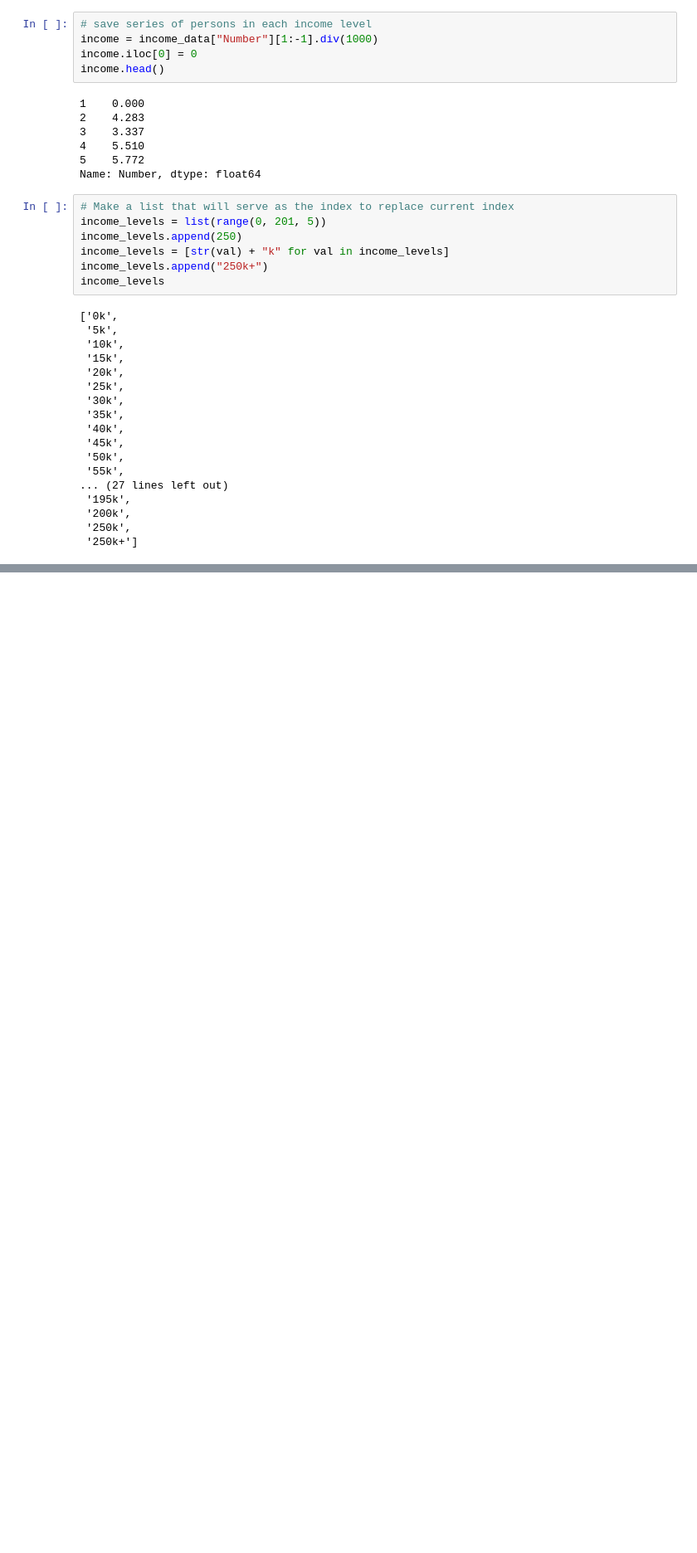
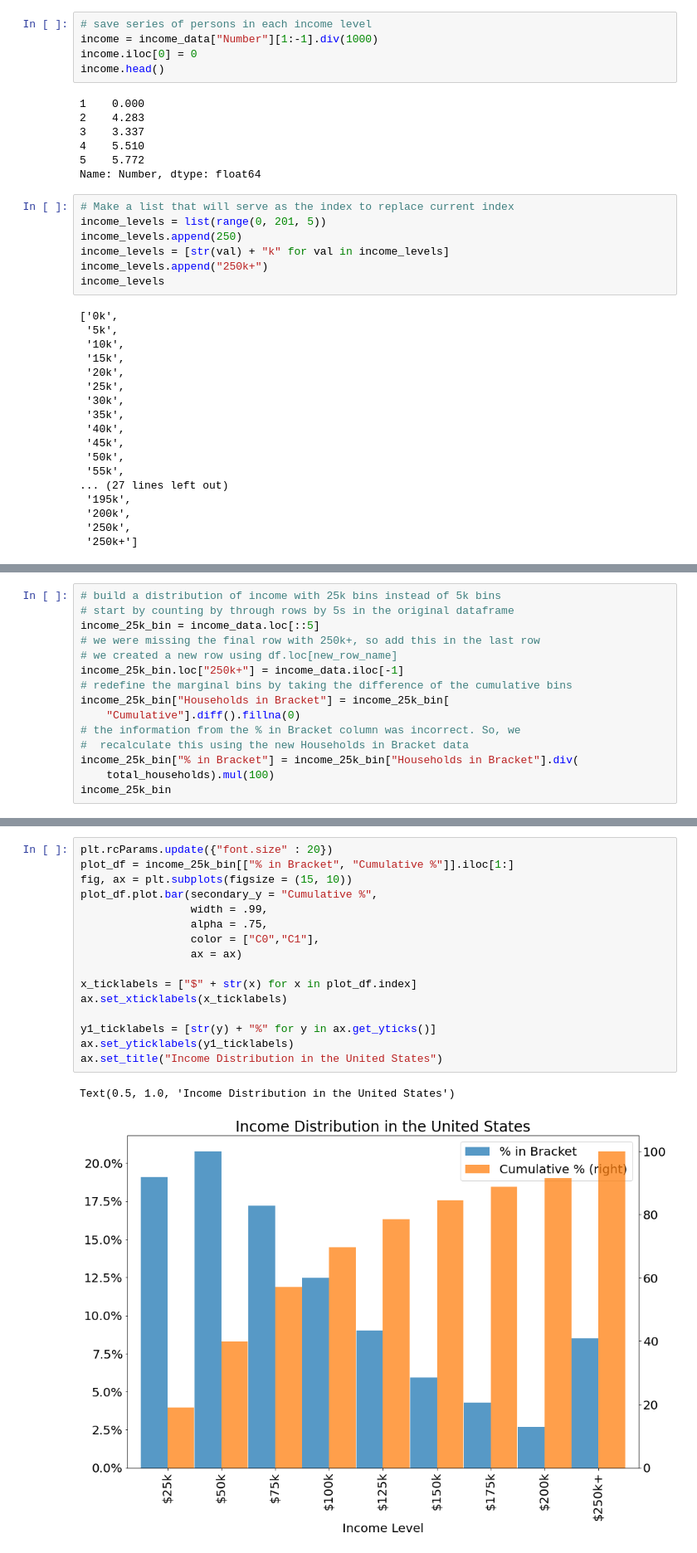
Before and after one commit to jlcatonjr/Learn-Python-for-Stats-and-Econ, a Jupyter notebook: In Class Demonstrations/Project 4 - Chapter 3 - Introduction to Numpy, Pandas, and Matplotlib.ipynb, the cells around one changed output, grey strips where cells are left out. Shown at 83% size. Cells and saved outputs as stored; diff of their text form; blank space fills up the shorter version.

```diff
--- a/In Class Demonstrations/Project 4 - Chapter 3 - Introduction to Numpy, Pandas, and Matplotlib.ipynb
+++ b/In Class Demonstrations/Project 4 - Chapter 3 - Introduction to Numpy, Pandas, and Matplotlib.ipynb
@@ -636,0 +710,15 @@ income_levels
+# %%
+# build a distribution of income with 25k bins instead of 5k bins
+# start by counting by through rows by 5s in the original dataframe
+income_25k_bin = income_data.loc[::5]
+# we were missing the final row with 250k+, so add this in the last row
+# we created a new row using df.loc[new_row_name]
+income_25k_bin.loc["250k+"] = income_data.iloc[-1]
+# redefine the marginal bins by taking the difference of the cumulative bins
+income_25k_bin["Households in Bracket"] = income_25k_bin[
+    "Cumulative"].diff().fillna(0)
+# the information from the % in Bracket column was incorrect. So, we
+#  recalculate this using the new Households in Bracket data
+income_25k_bin["% in Bracket"] = income_25k_bin["Households in Bracket"].div(
+    total_households).mul(100)
+income_25k_bin
@@ -636,0 +752,19 @@ income_levels
+# %%
+plt.rcParams.update({"font.size" : 20})
+plot_df = income_25k_bin[["% in Bracket", "Cumulative %"]].iloc[1:]
+fig, ax = plt.subplots(figsize = (15, 10))
+plot_df.plot.bar(secondary_y = "Cumulative %",
+                 width = .99,
+                 alpha = .75,
+                 color = ["C0","C1"],
+                 ax = ax)
+
+x_ticklabels = ["$" + str(x) for x in plot_df.index]
+ax.set_xticklabels(x_ticklabels)
+
+y1_ticklabels = [str(y) + "%" for y in ax.get_yticks()]
+ax.set_yticklabels(y1_ticklabels)
+ax.set_title("Income Distribution in the United States")
+# %% [output]
+Text(0.5, 1.0, 'Income Distribution in the United States')
+[figure, added]
```
Also changed, not shown: parts of 14 cells of this notebook, 30 other files.
